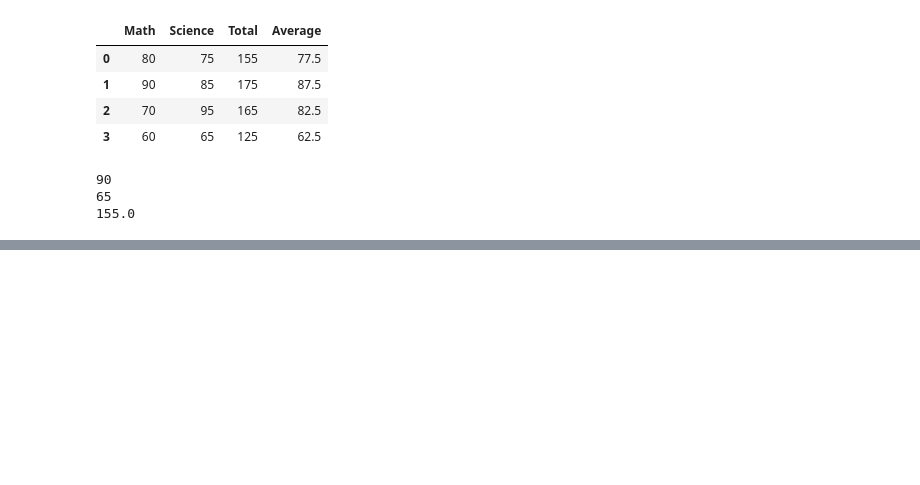
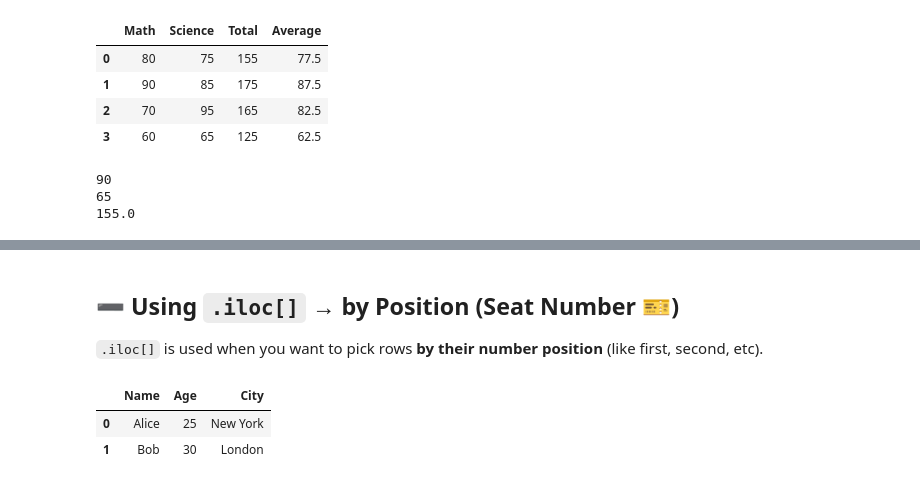
Before and after one commit to Witzcode0/AI, a Jupyter notebook: pandasDocs/session_2.ipynb, the cells around one changed output, grey strips where cells are left out. Saved outputs shown, nothing was run; the diff lists cells and outputs as text; code cells hidden in the pictures; blank space fills up the shorter version.

```diff
--- a/pandasDocs/session_2.ipynb
+++ b/pandasDocs/session_2.ipynb
@@ -509,0 +621,14 @@ print(df["Total"].mean())  # Average of total scores
+# %% [markdown]
+## ➖ Using `.iloc[]` → by Position (Seat Number 🎫)
+`.iloc[]` is used when you want to pick rows **by their number position** (like first, second, etc).
+# %%
+# 🎯 Get specific rows using .iloc[]
+df.iloc[0]        # Get the first row (position 0)
+df.iloc[0:2]      # Get the first two rows (positions 0 and 1)
+
+# 🧠 Think like this:
+# "I want the row sitting in seat 0, or the first two rows (seat 0 and 1)."
+# %% [output]
+|  | Name | Age | City |
+| 0 | Alice | 25 | New York |
+| 1 | Bob | 30 | London |
```
Also changed, not shown: parts of 19 cells of this notebook, 6 other files.
